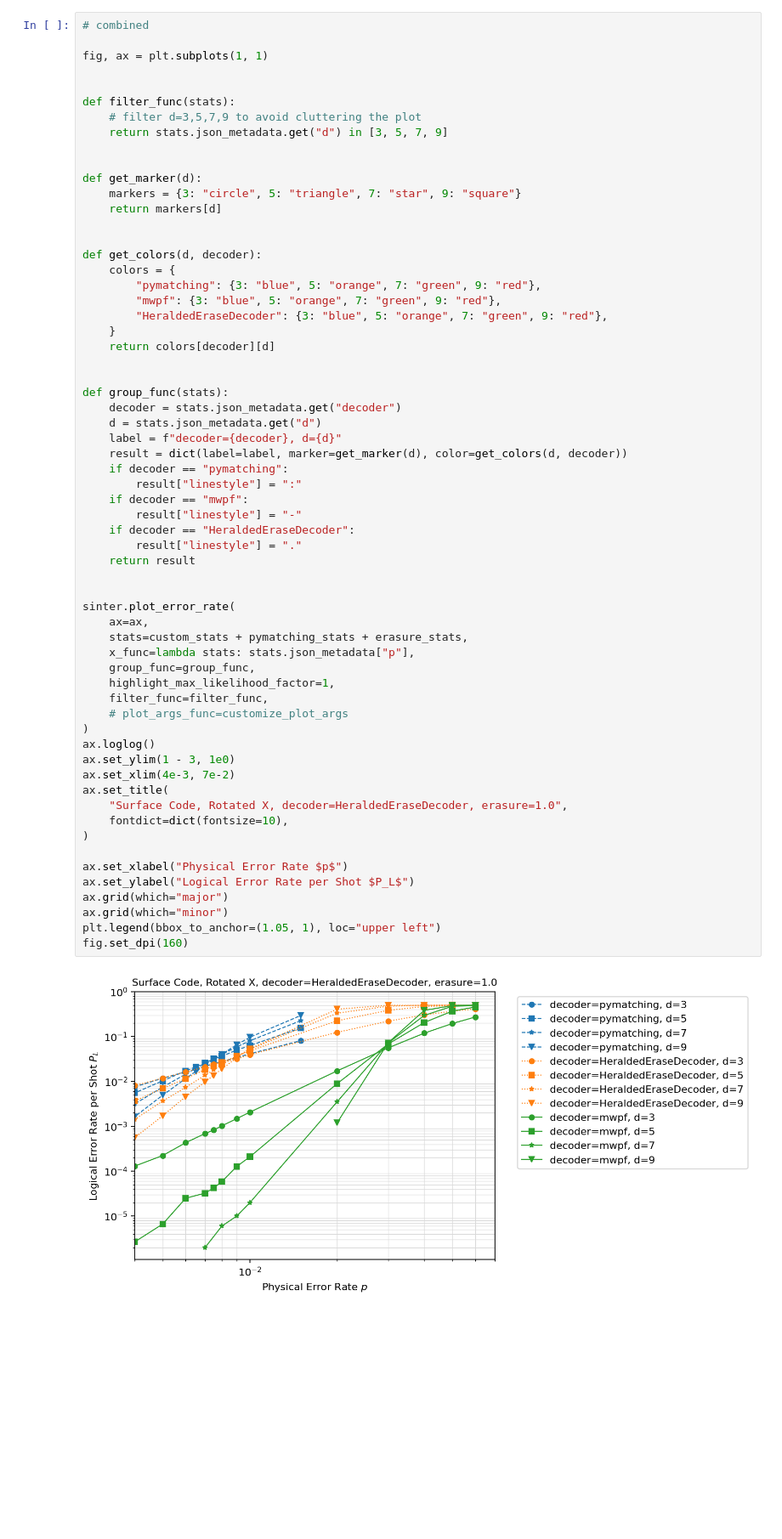
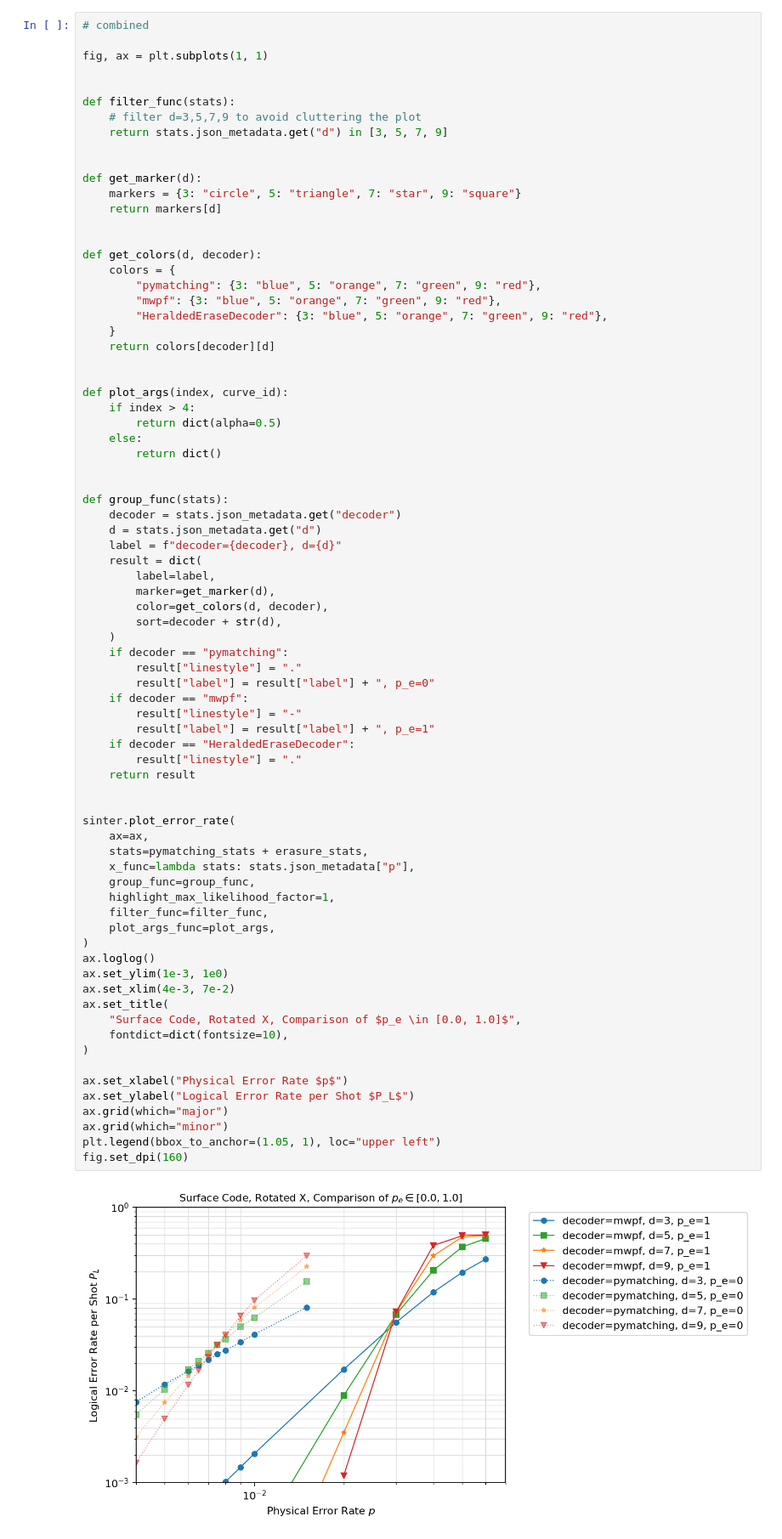
Before and after one commit to leigh-johnson/C191A-qubit-minesweeper, a Jupyter notebook: notebooks/fig1.ipynb, the cells around one changed output. Shown at 85% size. Cells and saved outputs as stored; diff of their text form; blank space fills up the shorter version.

```diff
--- a/notebooks/fig1.ipynb
+++ b/notebooks/fig1.ipynb
@@ -303,42 +307,56 @@ def get_colors(d, decoder):
     return colors[decoder][d]
 
 
+def plot_args(index, curve_id):
+    if index > 4:
+        return dict(alpha=0.5)
+    else:
+        return dict()
+
+
 def group_func(stats):
     decoder = stats.json_metadata.get("decoder")
     d = stats.json_metadata.get("d")
     label = f"decoder={decoder}, d={d}"
-    result = dict(label=label, marker=get_marker(d), color=get_colors(d, decoder))
+    result = dict(
+        label=label,
+        marker=get_marker(d),
+        color=get_colors(d, decoder),
+        sort=decoder + str(d),
+    )
     if decoder == "pymatching":
-        result["linestyle"] = ":"
+        result["linestyle"] = "."
+        result["label"] = result["label"] + ", p_e=0"
     if decoder == "mwpf":
         result["linestyle"] = "-"
+        result["label"] = result["label"] + ", p_e=1"
     if decoder == "HeraldedEraseDecoder":
         result["linestyle"] = "."
     return result
 
 
 sinter.plot_error_rate(
     ax=ax,
-    stats=custom_stats + pymatching_stats + erasure_stats,
+    stats=pymatching_stats + erasure_stats,
     x_func=lambda stats: stats.json_metadata["p"],
     group_func=group_func,
     highlight_max_likelihood_factor=1,
     filter_func=filter_func,
-    # plot_args_func=customize_plot_args
+    plot_args_func=plot_args,
 )
 ax.loglog()
-ax.set_ylim(1 - 3, 1e0)
+ax.set_ylim(1e-3, 1e0)
 ax.set_xlim(4e-3, 7e-2)
 ax.set_title(
-    "Surface Code, Rotated X, decoder=HeraldedEraseDecoder, erasure=1.0",
+    "Surface Code, Rotated X, Comparison of $p_e \in [0.0, 1.0]$",
     fontdict=dict(fontsize=10),
 )
 
 ax.set_xlabel("Physical Error Rate $p$")
 ax.set_ylabel("Logical Error Rate per Shot $P_L$")
 ax.grid(which="major")
 ax.grid(which="minor")
 plt.legend(bbox_to_anchor=(1.05, 1), loc="upper left")
 fig.set_dpi(160)
 # %% [output]
-[figure, old version]
+[figure, new version]
```
Also changed, not shown: parts of 3 cells of this notebook, 1 other file.
